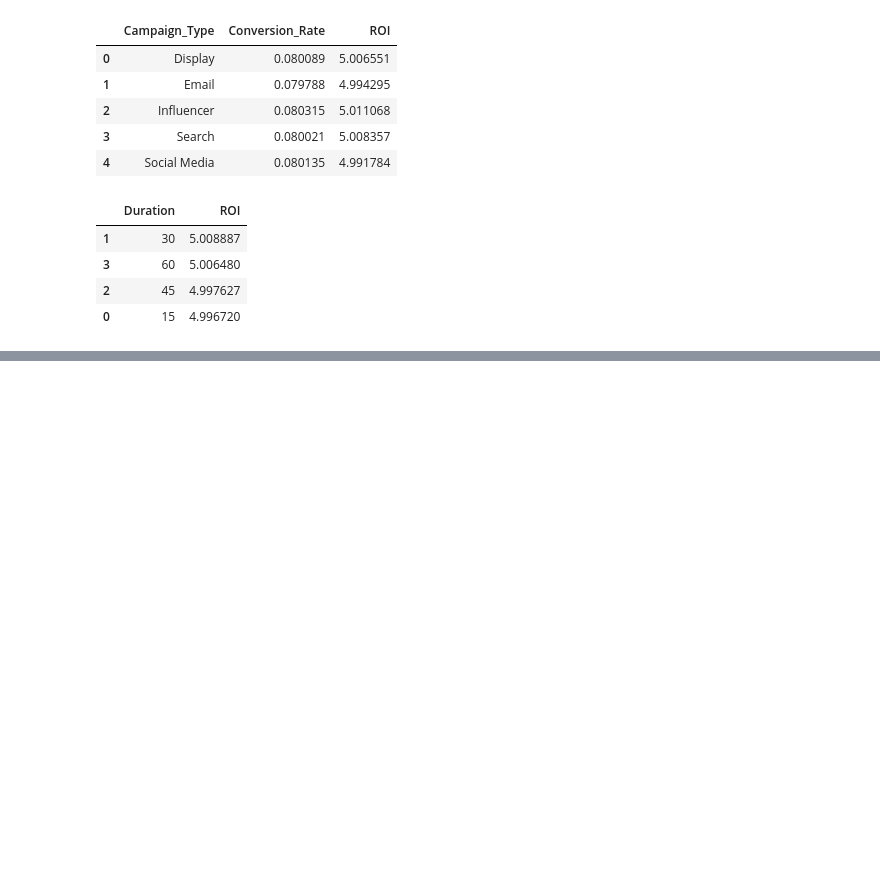
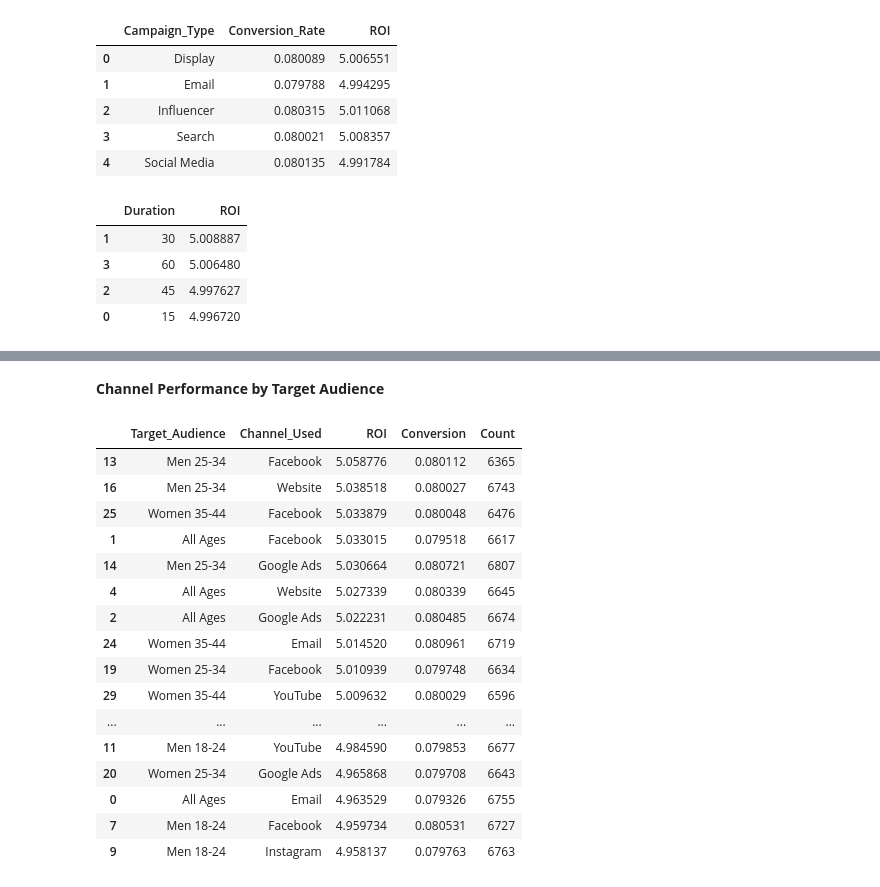
Before and after one commit to jsoook-dt/python-colab-analysis-study, a Jupyter notebook: Project01_Yoonju_analysis.ipynb, the cells around one changed output, grey strips where cells are left out. Saved outputs shown, nothing was run; the diff lists cells and outputs as text; code cells hidden in the pictures; blank space fills up the shorter version.

```diff
--- a/Project01_Yoonju_analysis.ipynb
+++ b/Project01_Yoonju_analysis.ipynb
@@ -273,0 +288,34 @@ duration_df
+# %% [markdown]
+**Channel Performance by Target Audience**
+# %%
+aud_ch_df = (
+    df.groupby(["Target_Audience", "Channel_Used"])
+      .agg(
+          ROI=("ROI", "mean"),
+          Conversion=("Conversion_Rate", "mean"),
+          Count=("ROI", "count")
+      )
+      .reset_index()
+)
+
+aud_ch_df = aud_ch_df.sort_values(by=["ROI", "Conversion"], ascending=[False, False])
+
+aud_ch_df
+# %% [output]
+|  | Target_Audience | Channel_Used | ROI | Conversion | Count |
+| 13 | Men 25-34 | Facebook | 5.058776 | 0.080112 | 6365 |
+| 16 | Men 25-34 | Website | 5.038518 | 0.080027 | 6743 |
+| 25 | Women 35-44 | Facebook | 5.033879 | 0.080048 | 6476 |
+| 1 | All Ages | Facebook | 5.033015 | 0.079518 | 6617 |
+| 14 | Men 25-34 | Google Ads | 5.030664 | 0.080721 | 6807 |
+| 4 | All Ages | Website | 5.027339 | 0.080339 | 6645 |
+| 2 | All Ages | Google Ads | 5.022231 | 0.080485 | 6674 |
+| 24 | Women 35-44 | Email | 5.014520 | 0.080961 | 6719 |
+| 19 | Women 25-34 | Facebook | 5.010939 | 0.079748 | 6634 |
+| 29 | Women 35-44 | YouTube | 5.009632 | 0.080029 | 6596 |
+| ... | ... | ... | ... | ... | ... |
+| 11 | Men 18-24 | YouTube | 4.984590 | 0.079853 | 6677 |
+| 20 | Women 25-34 | Google Ads | 4.965868 | 0.079708 | 6643 |
+| 0 | All Ages | Email | 4.963529 | 0.079326 | 6755 |
+| 7 | Men 18-24 | Facebook | 4.959734 | 0.080531 | 6727 |
+| 9 | Men 18-24 | Instagram | 4.958137 | 0.079763 | 6763 |
```
Also changed, not shown: parts of 7 cells of this notebook.
